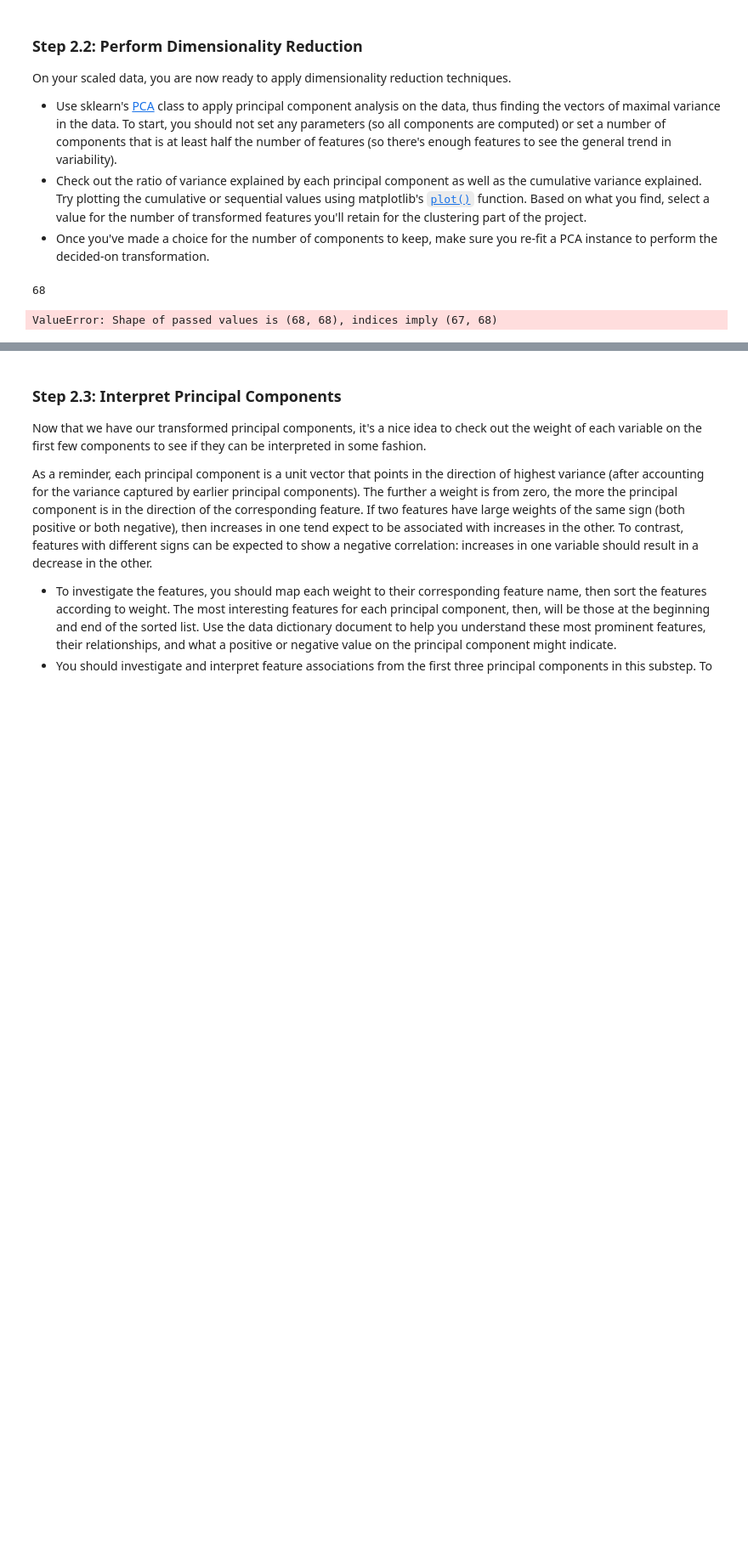
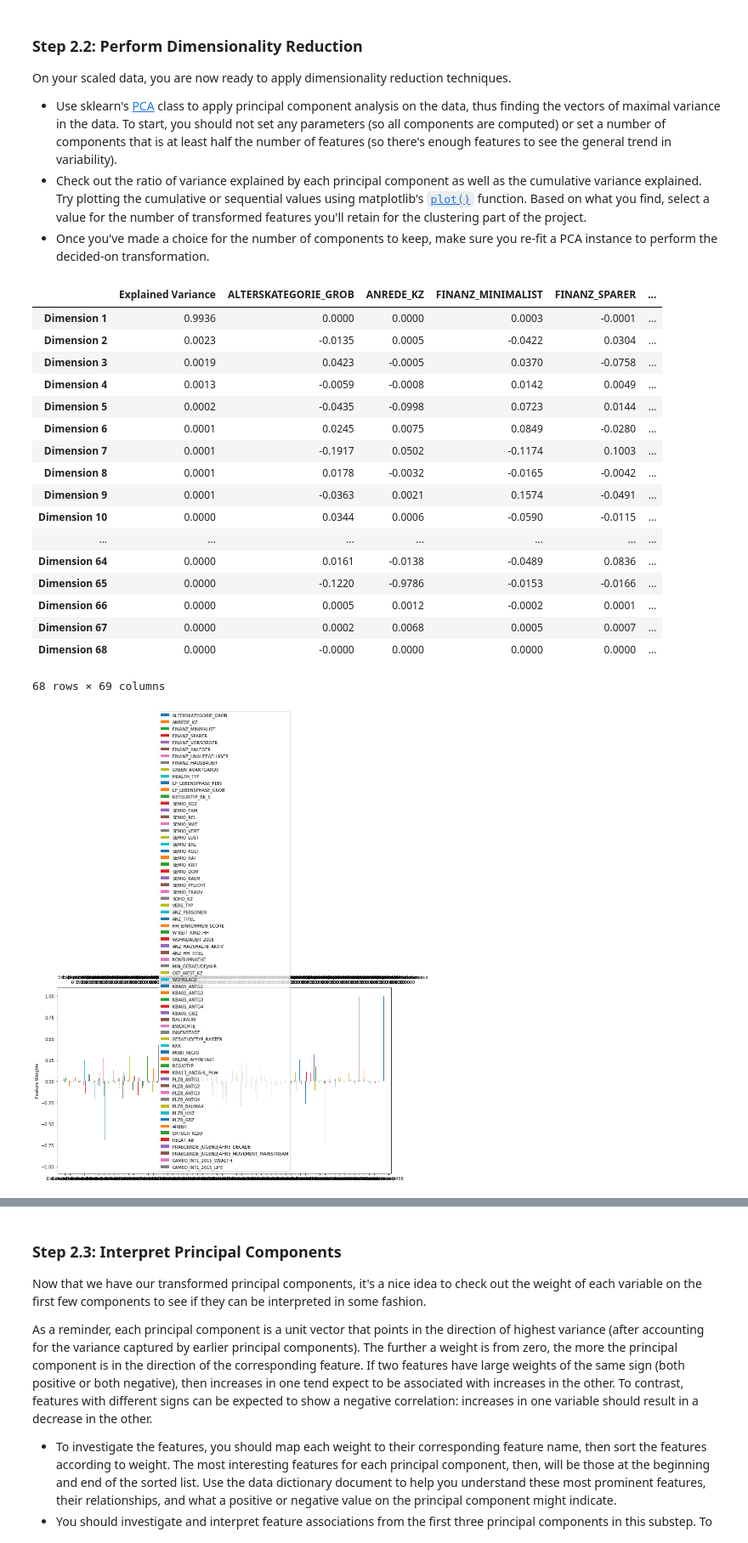
Before and after one commit to samthegolden/DSND_Term1, a Jupyter notebook: projects/p3_/Identify_Customer_Segments.ipynb, the cells around one changed output, grey strips where cells are left out. Shown at 85% size. Saved outputs shown, nothing was run; the diff lists cells and outputs as text; code cells hidden in the pictures; blank space fills up the shorter version.

Commit message:
PCA - one component with huge variance explanation

```diff
--- a/projects/p3_/Identify_Customer_Segments.ipynb
+++ b/projects/p3_/Identify_Customer_Segments.ipynb
@@ -968,9 +968,7 @@ azdias_pca = pca.fit_transform(azdias_scaled)
 # %%
 #type(azdias_pca)
 #print(azdias_scaled.index.duplicated())
-len(azdias_scaled.columns)
+#len(azdias_pca.columns)
-# %% [output]
-68
 # %%
 def pca_results(full_dataset, pca):
 	'''
@@ -983,33 +981,52 @@ def pca_results(full_dataset, pca):
 	dimensions = dimensions = ['Dimension {}'.format(i) for i in range(1,len(pca.components_)+1)]
 
 	# PCA components
 	components = pd.DataFrame(np.round(pca.components_, 4), columns = full_dataset.keys())
 	components.index = dimensions
 
 	# PCA explained variance
 	ratios = pca.explained_variance_ratio_.reshape(len(pca.components_), 1)
 	variance_ratios = pd.DataFrame(np.round(ratios, 4), columns = ['Explained Variance'])
 	variance_ratios.index = dimensions
 
 	# Create a bar plot visualization
 	fig, ax = plt.subplots(figsize = (14,8))
 
 	# Plot the feature weights as a function of the components
 	components.plot(ax = ax, kind = 'bar');
 	ax.set_ylabel("Feature Weights")
 	ax.set_xticklabels(dimensions, rotation=0)
 
 
 	# Display the explained variance ratios
 	for i, ev in enumerate(pca.explained_variance_ratio_):
 		ax.text(i-0.40, ax.get_ylim()[1] + 0.05, "Explained Variance\n          %.4f"%(ev))
 
 	# Return a concatenated DataFrame
 	return pd.concat([variance_ratios, components], axis = 1)
 
 # pd_azdias = pd.Series(azdias_standardized)
 
-#pd_azdias = pd.DataFrame(data=azdias_standardized[1:,1:],index=azdias_standardized[1:,0], columns=azdias_standardized[0,1:])
-pca_results(pd_azdias, pca) # convert np array to pd series first
+#pd_azdias = pd.DataFrame(data=azdias_standardized[1:,1:],index=azdias_standardized[1:,0],
+#columns=azdias_standardized[0,1:])
+pca_results(azdias_scaled, pca) # convert np array to pd series first
 # %% [output]
+|  | Explained Variance | ALTERSKATEGORIE_GROB | ANREDE_KZ | FINANZ_MINIMALIST | FINANZ_SPARER | ... |
+| Dimension 1 | 0.9936 | 0.0000 | 0.0000 | 0.0003 | -0.0001 | ... |
+| Dimension 2 | 0.0023 | -0.0135 | 0.0005 | -0.0422 | 0.0304 | ... |
+| Dimension 3 | 0.0019 | 0.0423 | -0.0005 | 0.0370 | -0.0758 | ... |
+| Dimension 4 | 0.0013 | -0.0059 | -0.0008 | 0.0142 | 0.0049 | ... |
+| Dimension 5 | 0.0002 | -0.0435 | -0.0998 | 0.0723 | 0.0144 | ... |
+| Dimension 6 | 0.0001 | 0.0245 | 0.0075 | 0.0849 | -0.0280 | ... |
+| Dimension 7 | 0.0001 | -0.1917 | 0.0502 | -0.1174 | 0.1003 | ... |
+| Dimension 8 | 0.0001 | 0.0178 | -0.0032 | -0.0165 | -0.0042 | ... |
+| Dimension 9 | 0.0001 | -0.0363 | 0.0021 | 0.1574 | -0.0491 | ... |
+| Dimension 10 | 0.0000 | 0.0344 | 0.0006 | -0.0590 | -0.0115 | ... |
+| ... | ... | ... | ... | ... | ... | ... |
+| Dimension 64 | 0.0000 | 0.0161 | -0.0138 | -0.0489 | 0.0836 | ... |
+| Dimension 65 | 0.0000 | -0.1220 | -0.9786 | -0.0153 | -0.0166 | ... |
+| Dimension 66 | 0.0000 | 0.0005 | 0.0012 | -0.0002 | 0.0001 | ... |
+| Dimension 67 | 0.0000 | 0.0002 | 0.0068 | 0.0005 | 0.0007 | ... |
+| Dimension 68 | 0.0000 | -0.0000 | 0.0000 | 0.0000 | 0.0000 | ... |
-ValueError: Shape of passed values is (68, 68), indices imply (67, 68)
+68 rows × 69 columns
+[figure, added]
```
Also changed, not shown: parts of 8 cells of this notebook.
